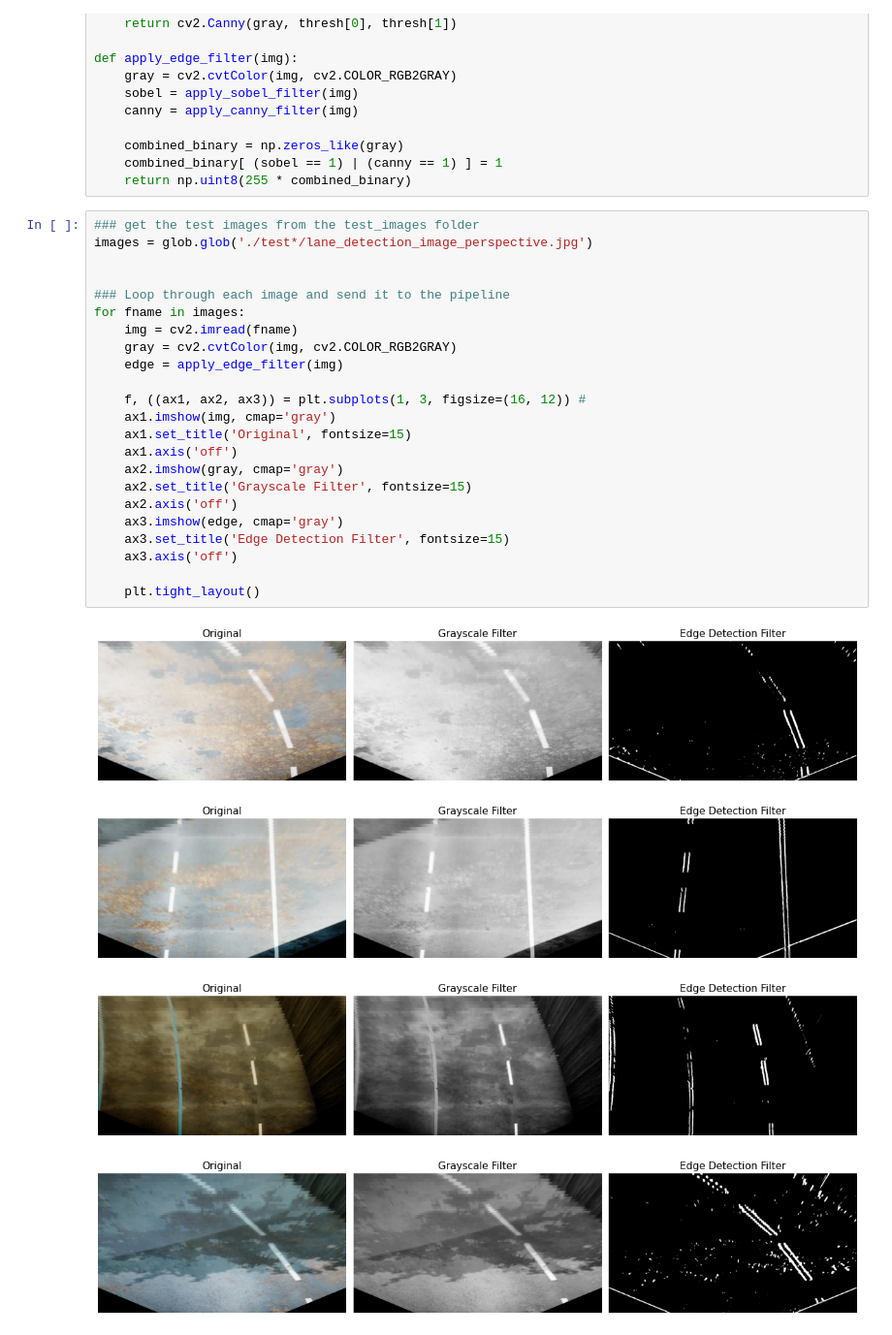
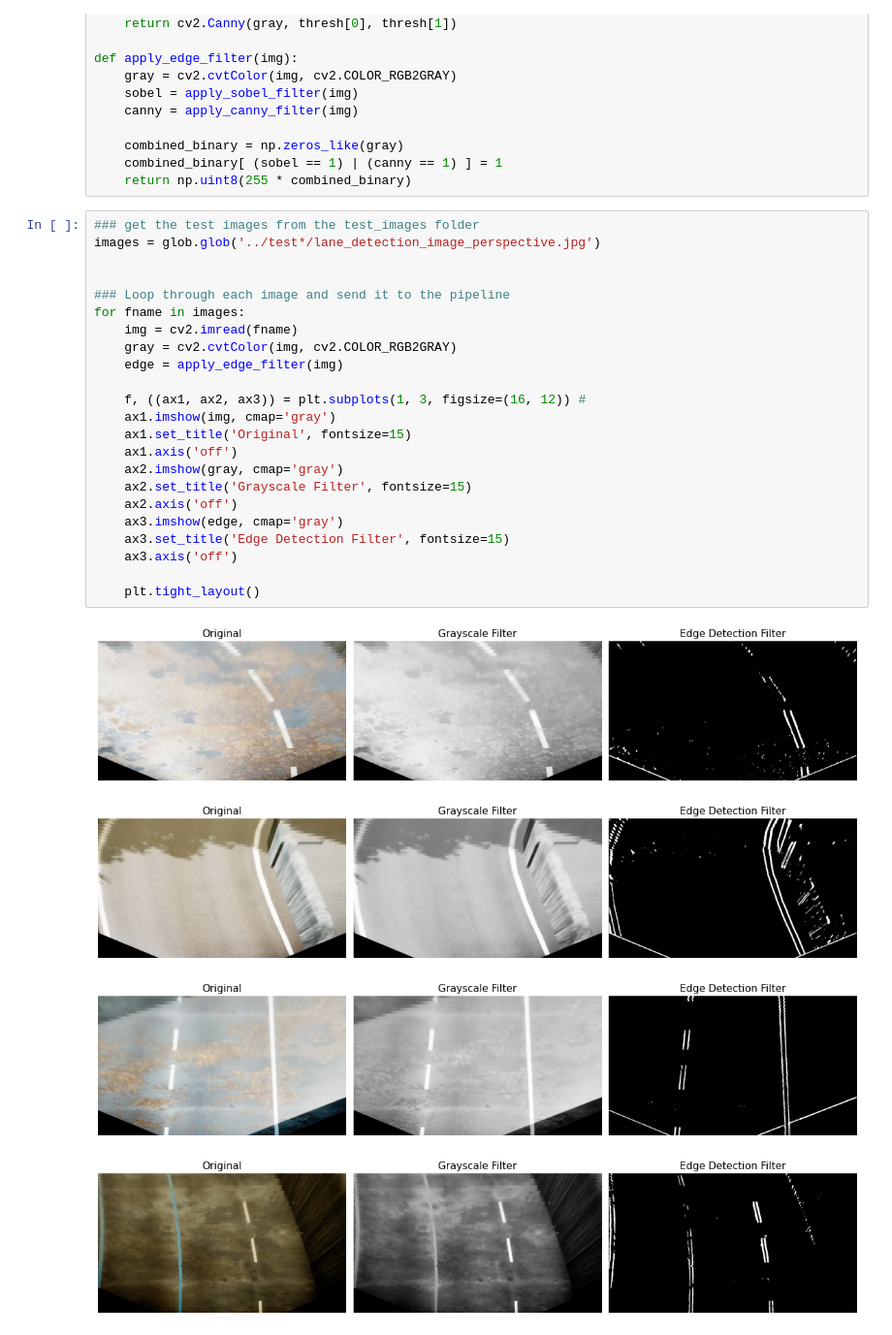
Before and after one commit to bsantanna/ai-pilot, a Jupyter notebook: notebooks/computer_vision/lane_detection/edge_detection.ipynb, the cells around one changed output. Shown at 97% size. Drawn from its saved outputs; the diff is of its cells as text.

```diff
--- a/notebooks/image_processing/edge_detection.ipynb
+++ b/notebooks/computer_vision/lane_detection/edge_detection.ipynb
@@ -39,29 +39,29 @@ def apply_edge_filter(img):
     return np.uint8(255 * combined_binary)
 # %%
 ### get the test images from the test_images folder
-images = glob.glob('./test*/lane_detection_image_perspective.jpg')
+images = glob.glob('../test*/lane_detection_image_perspective.jpg')
 
 
 ### Loop through each image and send it to the pipeline
 for fname in images:
     img = cv2.imread(fname)
     gray = cv2.cvtColor(img, cv2.COLOR_RGB2GRAY)
     edge = apply_edge_filter(img)
 
     f, ((ax1, ax2, ax3)) = plt.subplots(1, 3, figsize=(16, 12)) #
     ax1.imshow(img, cmap='gray')
     ax1.set_title('Original', fontsize=15)
     ax1.axis('off')
     ax2.imshow(gray, cmap='gray')
     ax2.set_title('Grayscale Filter', fontsize=15)
     ax2.axis('off')
     ax3.imshow(edge, cmap='gray')
     ax3.set_title('Edge Detection Filter', fontsize=15)
     ax3.axis('off')
 
     plt.tight_layout()
 # %% [output]
 [figure]
-[figure, old version]
+[figure, new version]
-[figure, old version]
+[figure, new version]
-[figure, old version]
+[figure, new version]
```
Also changed, not shown: parts of 1 cell of this notebook, 21 other files.
